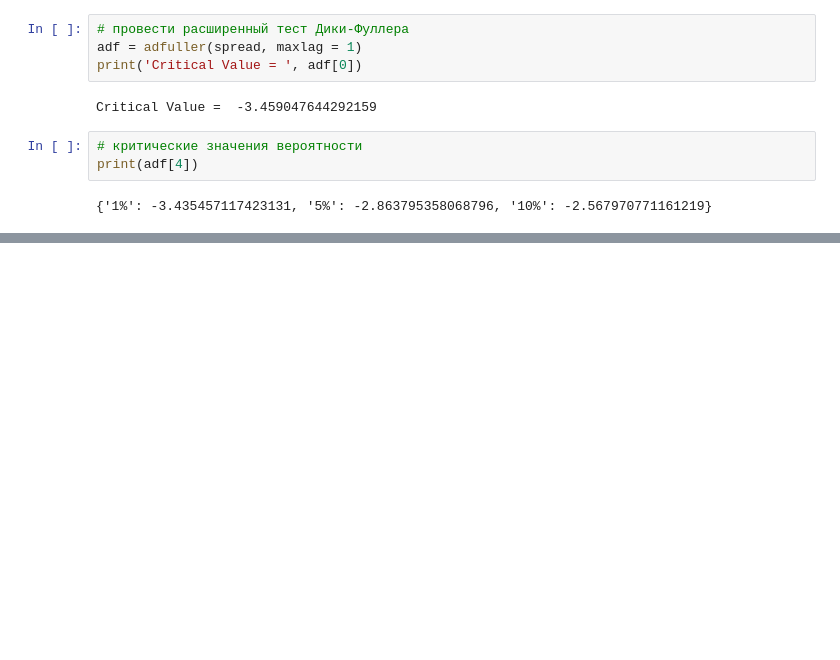
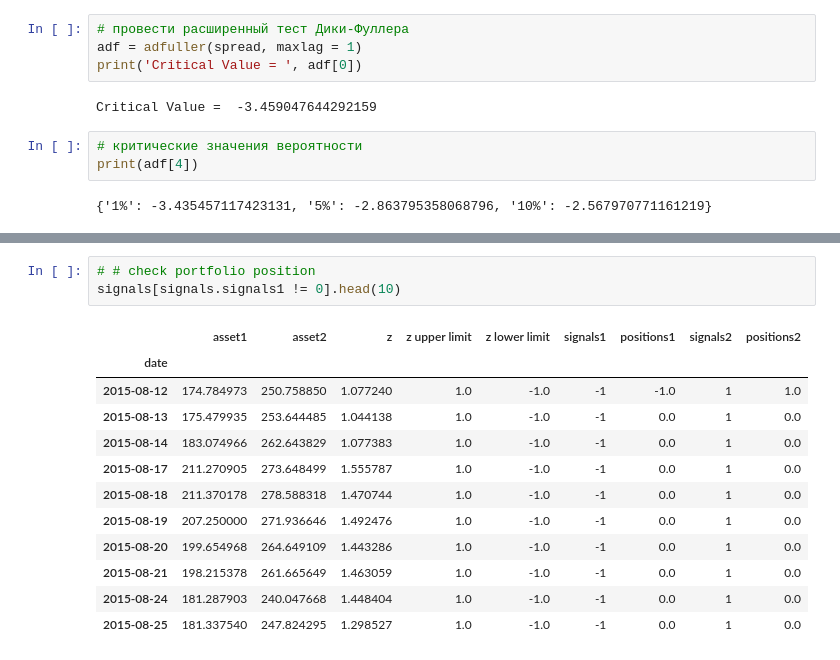
Before and after one commit to Romuldavid/Pair_Traiding, a Jupyter notebook: 2_pt.ipynb, the cells around one changed output, grey strips where cells are left out. Drawn from its saved outputs; the diff is of its cells as text; blank space fills up the shorter version.

```diff
--- a/2_pt.ipynb
+++ b/2_pt.ipynb
@@ -196,0 +335,16 @@ print(adf[4])
+# %%
+# # check portfolio position
+signals[signals.signals1 != 0].head(10)
+# %% [output]
+|  | asset1 | asset2 | z | z upper limit | z lower limit | signals1 | positions1 | signals2 | positions2 |
+| date |  |  |  |  |  |  |  |  |  |
+| 2015-08-12 | 174.784973 | 250.758850 | 1.077240 | 1.0 | -1.0 | -1 | -1.0 | 1 | 1.0 |
+| 2015-08-13 | 175.479935 | 253.644485 | 1.044138 | 1.0 | -1.0 | -1 | 0.0 | 1 | 0.0 |
+| 2015-08-14 | 183.074966 | 262.643829 | 1.077383 | 1.0 | -1.0 | -1 | 0.0 | 1 | 0.0 |
+| 2015-08-17 | 211.270905 | 273.648499 | 1.555787 | 1.0 | -1.0 | -1 | 0.0 | 1 | 0.0 |
+| 2015-08-18 | 211.370178 | 278.588318 | 1.470744 | 1.0 | -1.0 | -1 | 0.0 | 1 | 0.0 |
+| 2015-08-19 | 207.250000 | 271.936646 | 1.492476 | 1.0 | -1.0 | -1 | 0.0 | 1 | 0.0 |
+| 2015-08-20 | 199.654968 | 264.649109 | 1.443286 | 1.0 | -1.0 | -1 | 0.0 | 1 | 0.0 |
+| 2015-08-21 | 198.215378 | 261.665649 | 1.463059 | 1.0 | -1.0 | -1 | 0.0 | 1 | 0.0 |
+| 2015-08-24 | 181.287903 | 240.047668 | 1.448404 | 1.0 | -1.0 | -1 | 0.0 | 1 | 0.0 |
+| 2015-08-25 | 181.337540 | 247.824295 | 1.298527 | 1.0 | -1.0 | -1 | 0.0 | 1 | 0.0 |
```
Also changed, not shown: parts of 20 cells of this notebook.
